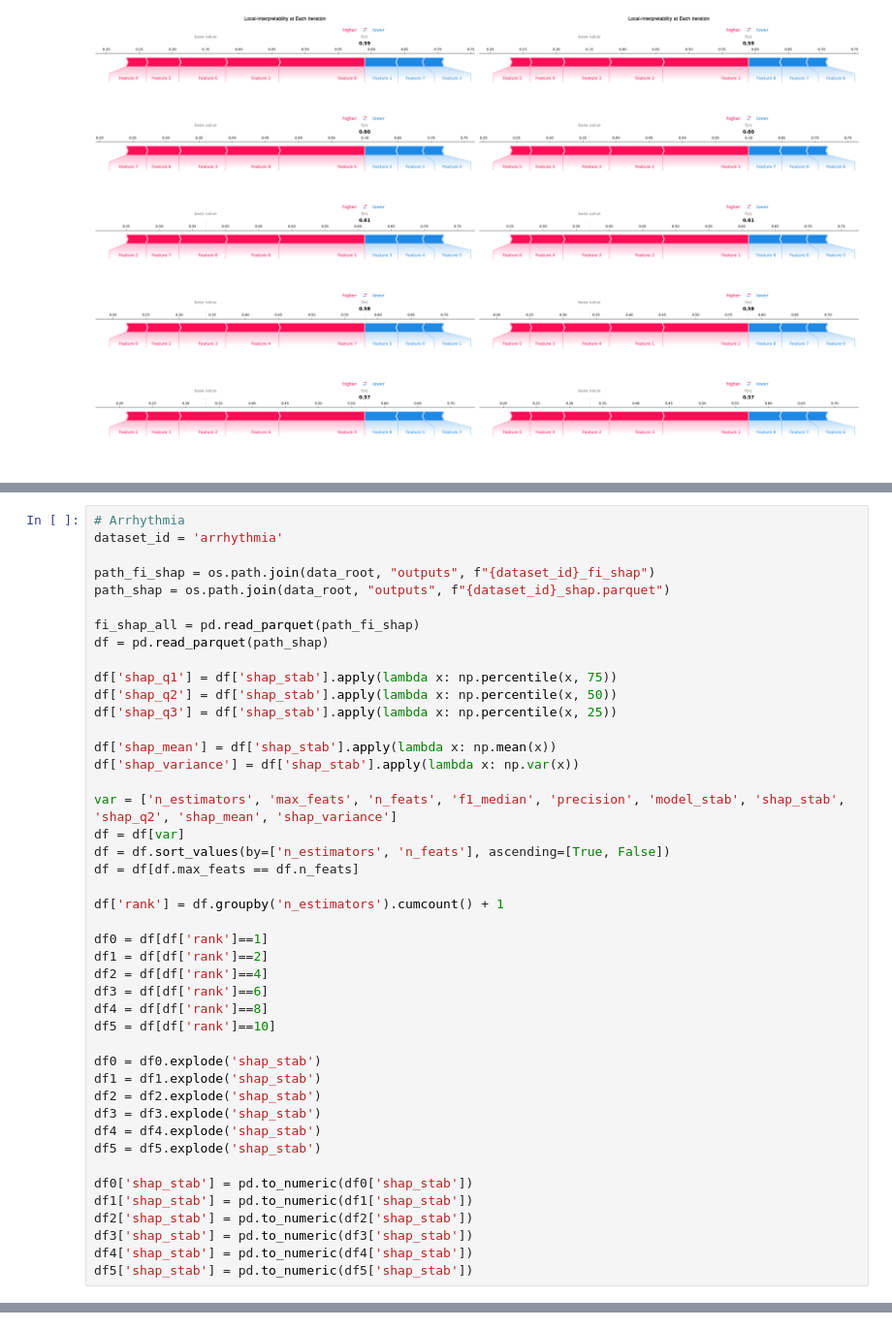
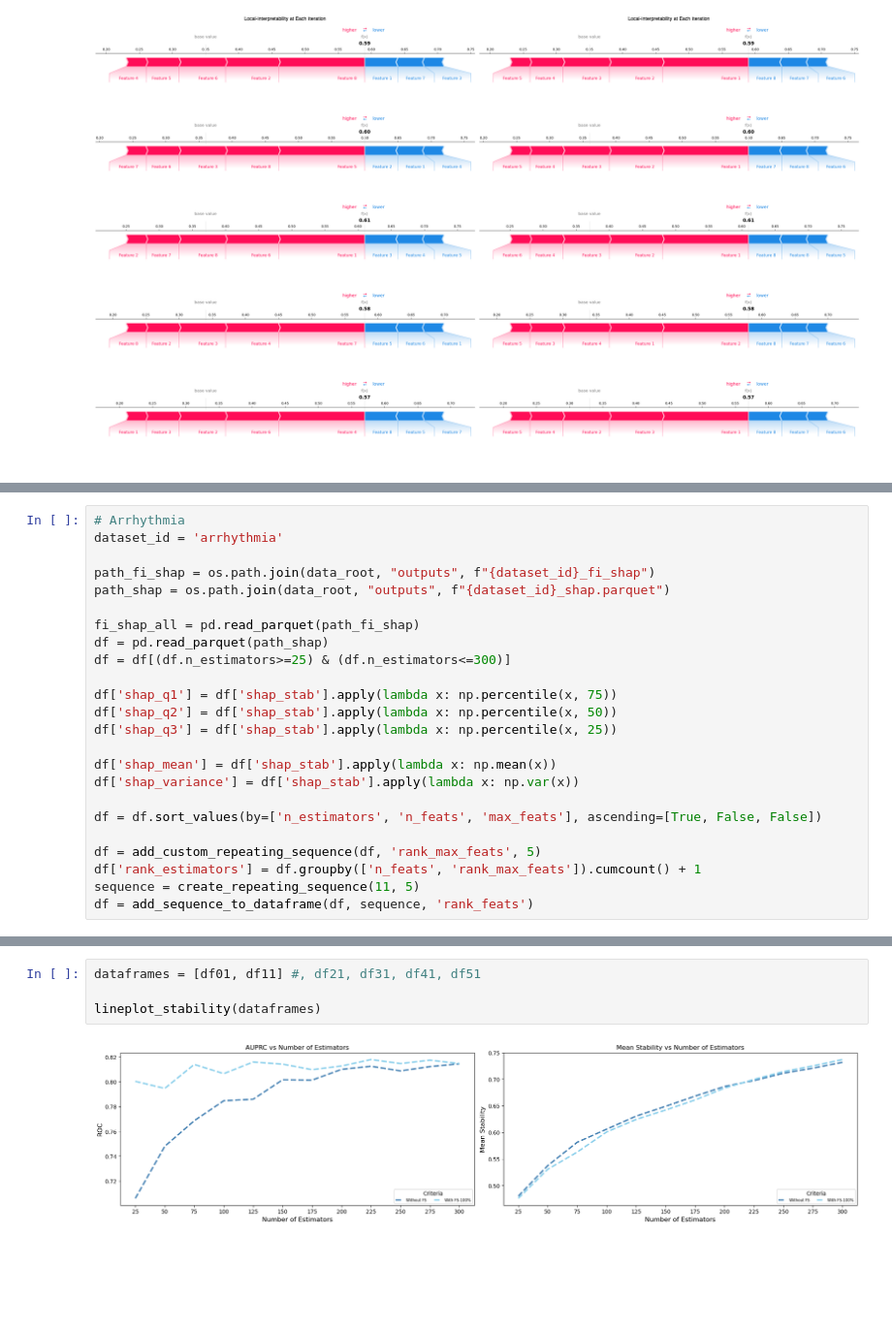
Before and after one commit to edo1691/ad_shap_stability, a Jupyter notebook: notebooks/00_03_imagenes_paper.ipynb, the cells around one changed output, grey strips where cells are left out. Shown at 97% size. Saved outputs shown, nothing was run; the diff lists cells and outputs as text; blank space fills up the shorter version.

```diff
--- a/notebooks/00_03_imagenes_paper.ipynb
+++ b/notebooks/00_03_imagenes_paper.ipynb
@@ -218,6 +303,7 @@ path_shap = os.path.join(data_root, "outputs", f"{dataset_id}_shap.parquet")
 
 fi_shap_all = pd.read_parquet(path_fi_shap)
 df = pd.read_parquet(path_shap)
+df = df[(df.n_estimators>=25) & (df.n_estimators<=300)]
 
 df['shap_q1'] = df['shap_stab'].apply(lambda x: np.percentile(x, 75))
 df['shap_q2'] = df['shap_stab'].apply(lambda x: np.percentile(x, 50))
@@ -226,30 +312,9 @@ df['shap_q3'] = df['shap_stab'].apply(lambda x: np.percentile(x, 25))
 df['shap_mean'] = df['shap_stab'].apply(lambda x: np.mean(x))
 df['shap_variance'] = df['shap_stab'].apply(lambda x: np.var(x))
 
-var = ['n_estimators', 'max_feats', 'n_feats', 'f1_median', 'precision', 'model_stab', 'shap_stab', 'shap_q2', 'shap_mean', 'shap_variance']
-df = df[var]
-df = df.sort_values(by=['n_estimators', 'n_feats'], ascending=[True, False])
-df = df[df.max_feats == df.n_feats]
+df = df.sort_values(by=['n_estimators', 'n_feats', 'max_feats'], ascending=[True, False, False])
 
-df['rank'] = df.groupby('n_estimators').cumcount() + 1
-
-df0 = df[df['rank']==1]
-df1 = df[df['rank']==2]
-df2 = df[df['rank']==4]
-df3 = df[df['rank']==6]
-df4 = df[df['rank']==8]
-df5 = df[df['rank']==10]
-
-df0 = df0.explode('shap_stab')
-df1 = df1.explode('shap_stab')
-df2 = df2.explode('shap_stab')
-df3 = df3.explode('shap_stab')
-df4 = df4.explode('shap_stab')
-df5 = df5.explode('shap_stab')
-
-df0['shap_stab'] = pd.to_numeric(df0['shap_stab'])
-df1['shap_stab'] = pd.to_numeric(df1['shap_stab'])
-df2['shap_stab'] = pd.to_numeric(df2['shap_stab'])
-df3['shap_stab'] = pd.to_numeric(df3['shap_stab'])
-df4['shap_stab'] = pd.to_numeric(df4['shap_stab'])
-df5['shap_stab'] = pd.to_numeric(df5['shap_stab'])
+df = add_custom_repeating_sequence(df, 'rank_max_feats', 5)
+df['rank_estimators'] = df.groupby(['n_feats', 'rank_max_feats']).cumcount() + 1
+sequence = create_repeating_sequence(11, 5)
+df = add_sequence_to_dataframe(df, sequence, 'rank_feats')
@@ -377,0 +469,6 @@ plt.show()
+# %%
+dataframes = [df01, df11] #, df21, df31, df41, df51
+
+lineplot_stability(dataframes)
+# %% [output]
+[figure, added]
```
Also changed, not shown: parts of 12 cells of this notebook, 2 other files.
